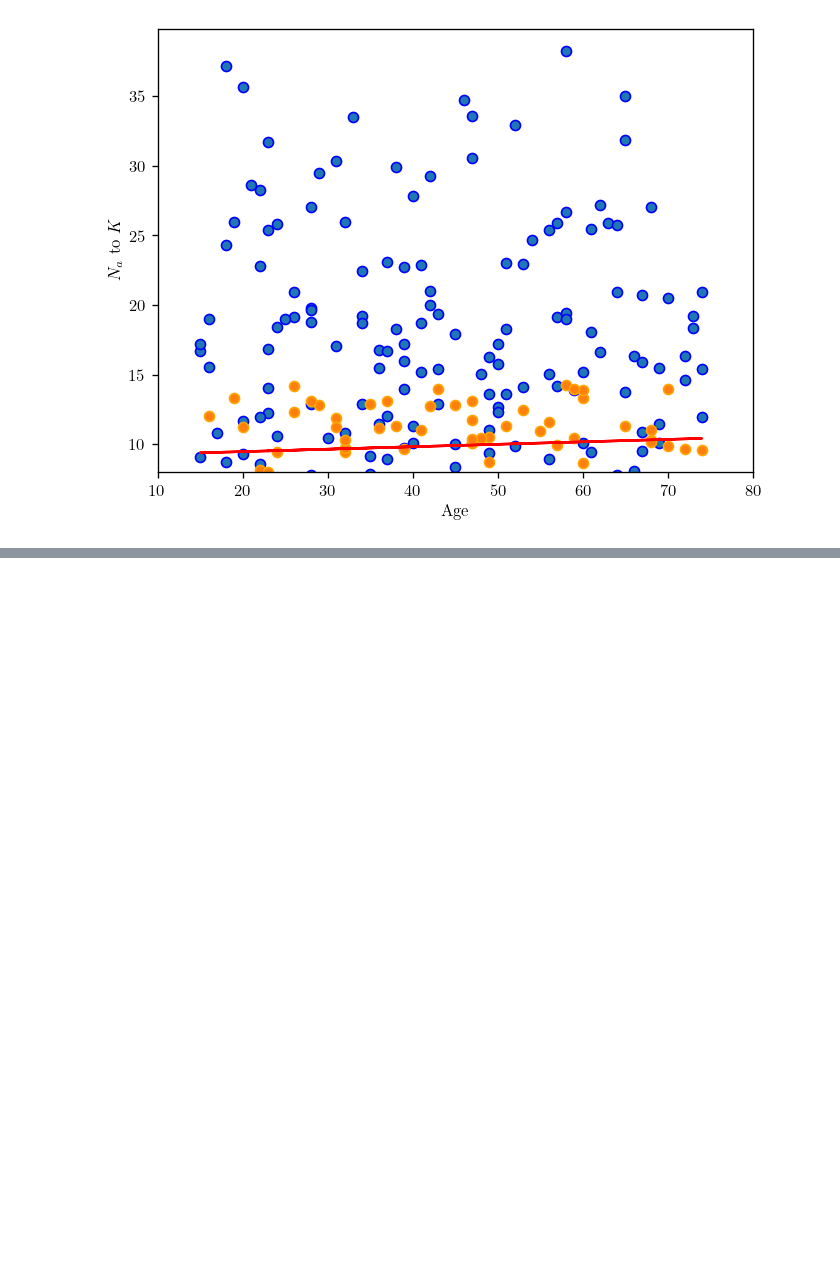
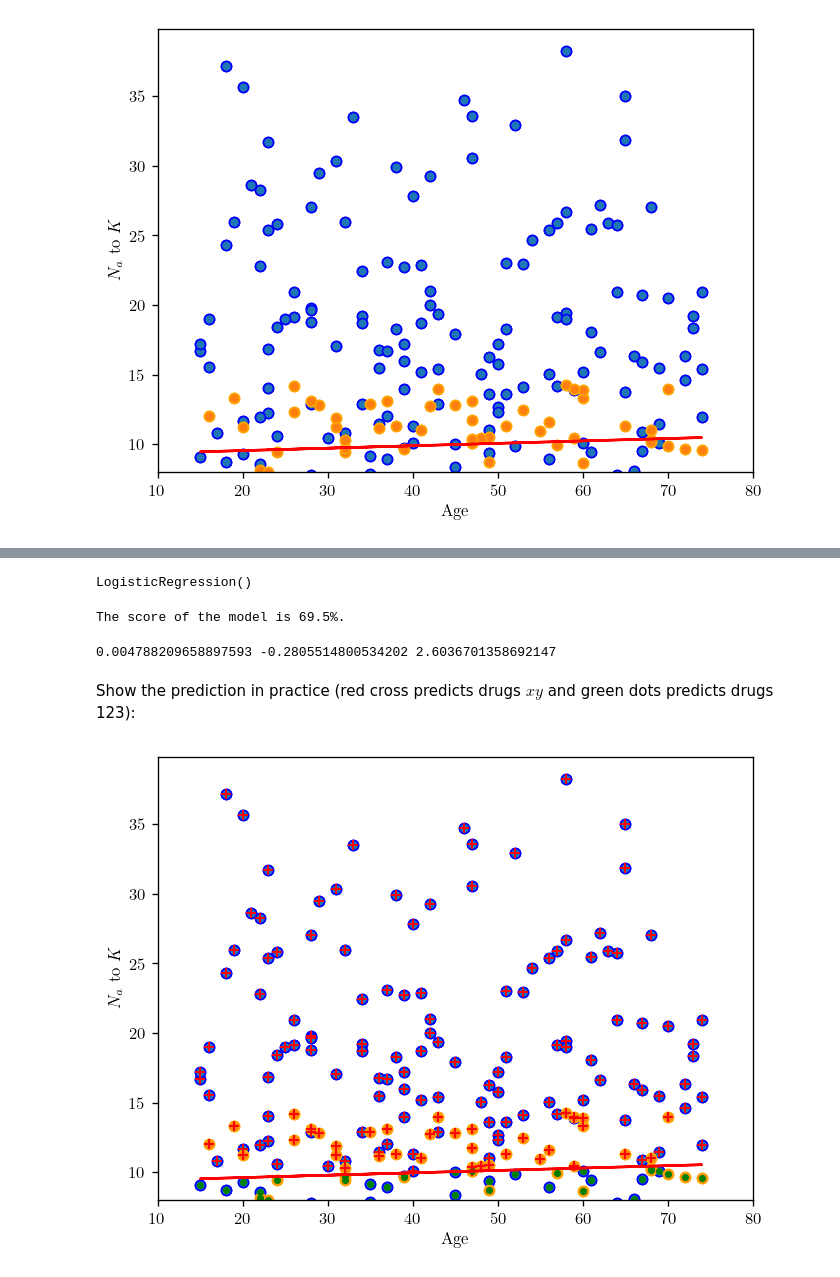
Before and after one commit to santosmv/Learning-machine-learning, a Jupyter notebook: logistic_regression..ipynb, the cells around one changed output, grey strips where cells are left out. Cells and saved outputs as stored; diff of their text form; code cells hidden in the pictures; blank space fills up the shorter version.

Commit message:
Including scikit-learn solution to logistic regression analysis

```diff
--- a/logistic_regression..ipynb
+++ b/logistic_regression..ipynb
@@ -307,0 +289,60 @@ plt.show()
+# %%
+from sklearn.linear_model import LogisticRegression
+
+model = LogisticRegression()
+model.fit(X, y)
+# %% [output]
+LogisticRegression()
+# %%
+y_prediction = model.predict(X)
+# %%
+score = model.score(X, y)
+print(f'The score of the model is {100*score}%.')
+# %% [output]
+The score of the model is 69.5%.
+# %%
+w1,w2 = model.coef_[0]
+b = model.intercept_[0]
+print(w1,w2,b)
+# %% [output]
+0.004788209658897593 -0.2805514800534202 2.6036701358692147
+# %% [markdown]
+Show the prediction in practice (red cross predicts drugs $xy$ and green dots predicts drugs 123):
+# %%
+plt.rc('text', usetex=True)
+plt.rc('font', family='serif')
+
+query1 = "SELECT Age, Na_to_K FROM Drug WHERE Drug = 'drugX' or drug = 'DrugY'"
+query2 = "SELECT Age, Na_to_K FROM Drug WHERE Drug = 'drugA' or drug = 'drugB' or drug = 'drugC'"
+d_xy = np.array(cursor.execute(query1).fetchall())
+d_123 = np.array(cursor.execute(query2).fetchall())
+
+plt.figure(dpi=120)
+
+age_xy = d_xy[:,0]
+Na_xy = d_xy[:,1]
+age_123 = d_123[:,0]
+Na_123 = d_123[:,1]
+
+m,n = X.shape
+
+for i in range(m):
+    if y_prediction[i] == 0:
+        mpred = '+'
+        cpred = 'r'
+    elif y_prediction[i] == 1:
+        mpred = '.'
+        cpred = 'g'
+    plt.plot(X[i,0], X[i,1], marker=mpred, c=cpred)
+
+plt.plot(X[:,0], -w1/w2*X[:,0] - b/w2, 'r')
+
+plt.scatter(age_xy, Na_xy, edgecolor='b')
+plt.scatter(age_123, Na_123, edgecolor='orange')
+plt.xlim(10,80)
+plt.ylim(8,)
+plt.xlabel('Age')
+plt.ylabel(r'$N_a$ to $K$')
+plt.show()
+# %% [output]
+[figure, added]
```
Also changed, not shown: parts of 11 cells of this notebook, 2 other files.
